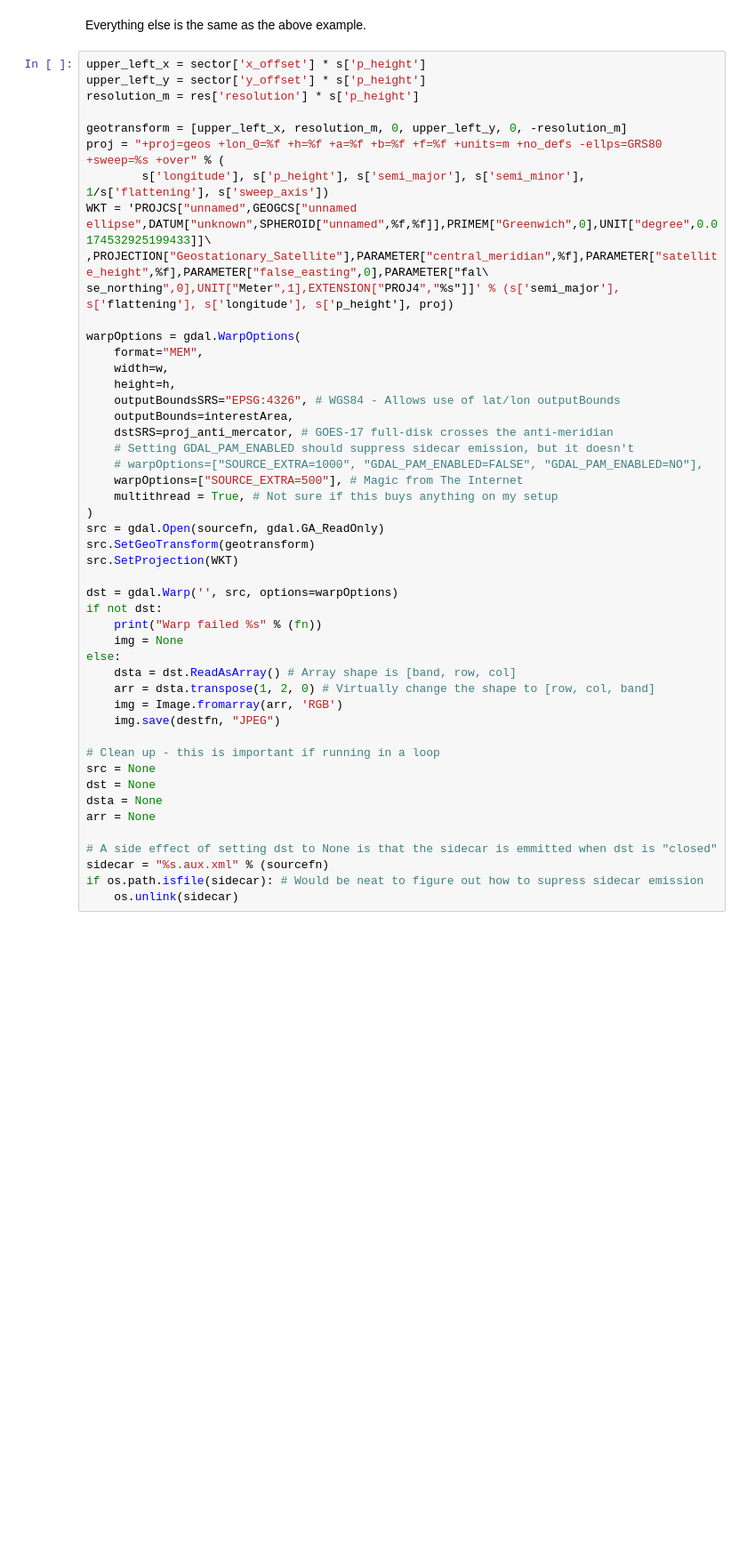
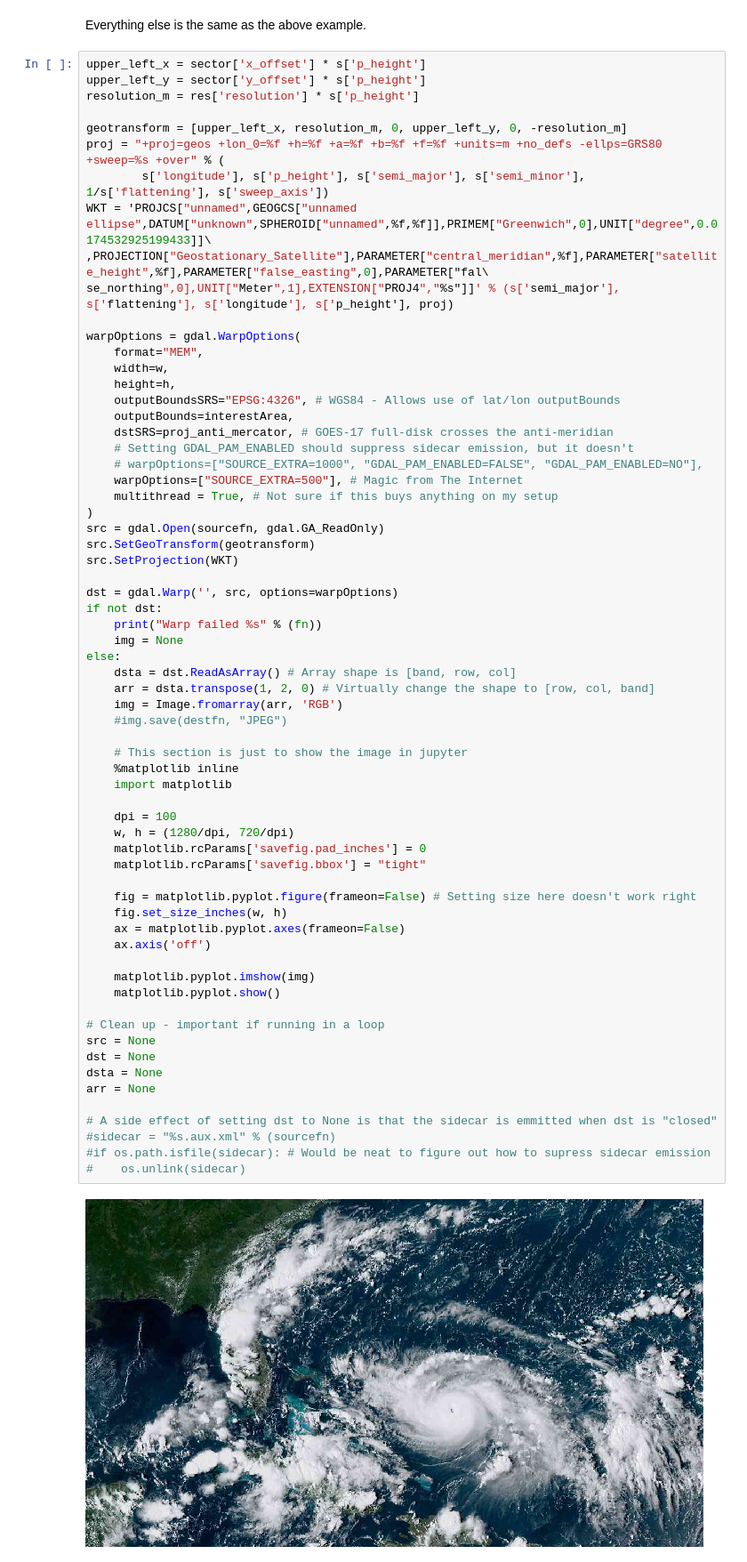
Before and after one commit to lanceberc/GOES, a Jupyter notebook: GOES_GDAL.ipynb, the cells around one changed output. Shown at 89% size. Saved outputs shown, nothing was run; the diff lists cells and outputs as text; blank space fills up the shorter version.

```diff
--- a/GOES_GDAL.ipynb
+++ b/GOES_GDAL.ipynb
@@ -253,36 +286,55 @@ warpOptions = gdal.WarpOptions(
     format="MEM",
     width=w,
     height=h,
     outputBoundsSRS="EPSG:4326", # WGS84 - Allows use of lat/lon outputBounds
     outputBounds=interestArea,
     dstSRS=proj_anti_mercator, # GOES-17 full-disk crosses the anti-meridian
     # Setting GDAL_PAM_ENABLED should suppress sidecar emission, but it doesn't
     # warpOptions=["SOURCE_EXTRA=1000", "GDAL_PAM_ENABLED=FALSE", "GDAL_PAM_ENABLED=NO"],
     warpOptions=["SOURCE_EXTRA=500"], # Magic from The Internet
     multithread = True, # Not sure if this buys anything on my setup
 )
 src = gdal.Open(sourcefn, gdal.GA_ReadOnly)
 src.SetGeoTransform(geotransform)
 src.SetProjection(WKT)
 
 dst = gdal.Warp('', src, options=warpOptions)
 if not dst:
     print("Warp failed %s" % (fn))
     img = None
 else:
     dsta = dst.ReadAsArray() # Array shape is [band, row, col]
     arr = dsta.transpose(1, 2, 0) # Virtually change the shape to [row, col, band]
     img = Image.fromarray(arr, 'RGB')
-    img.save(destfn, "JPEG")
+    #img.save(destfn, "JPEG")
 
-# Clean up - this is important if running in a loop
+    # This section is just to show the image in jupyter
+    %matplotlib inline
+    import matplotlib
+
+    dpi = 100
+    w, h = (1280/dpi, 720/dpi)
+    matplotlib.rcParams['savefig.pad_inches'] = 0
+    matplotlib.rcParams['savefig.bbox'] = "tight"
+
+    fig = matplotlib.pyplot.figure(frameon=False) # Setting size here doesn't work right
+    fig.set_size_inches(w, h)
+    ax = matplotlib.pyplot.axes(frameon=False)
+    ax.axis('off')
+
+    matplotlib.pyplot.imshow(img)
+    matplotlib.pyplot.show()
+
+# Clean up - important if running in a loop
 src = None
 dst = None
 dsta = None
 arr = None
 
 # A side effect of setting dst to None is that the sidecar is emmitted when dst is "closed"
-sidecar = "%s.aux.xml" % (sourcefn)
-if os.path.isfile(sidecar): # Would be neat to figure out how to supress sidecar emission
-    os.unlink(sidecar)
+#sidecar = "%s.aux.xml" % (sourcefn)
+#if os.path.isfile(sidecar): # Would be neat to figure out how to supress sidecar emission
+#    os.unlink(sidecar)
+# %% [output]
+[figure, added]
 # %% [markdown]
```
Also changed, not shown: parts of 7 cells of this notebook.
